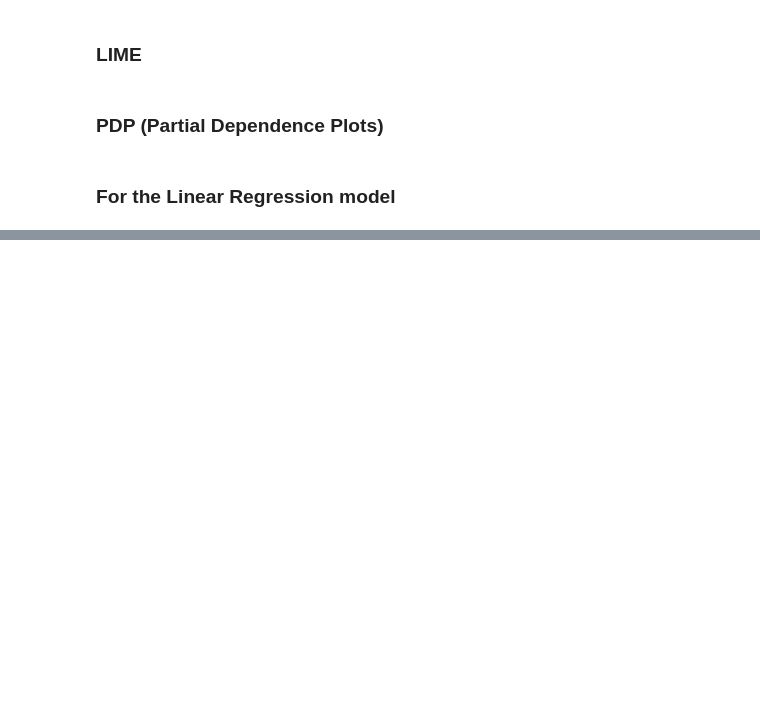
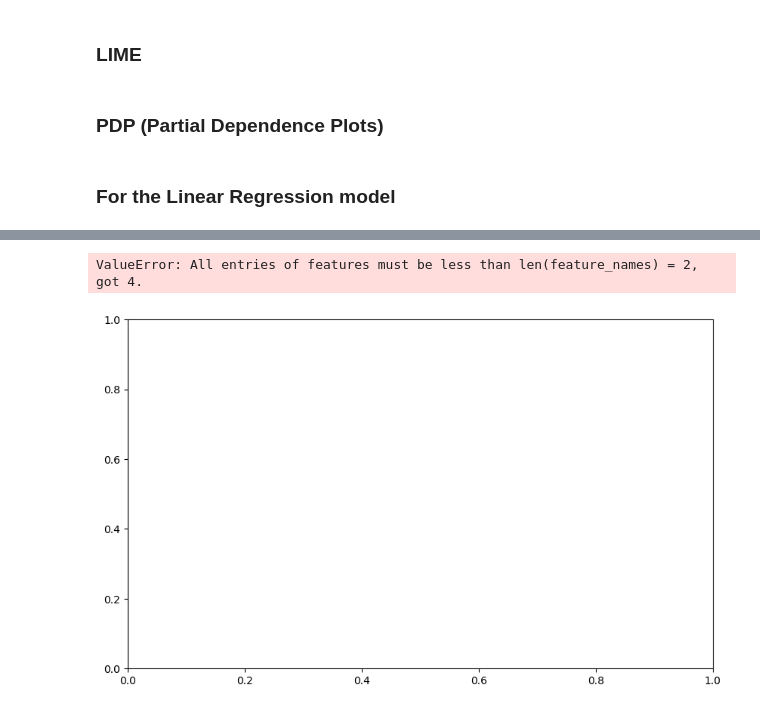
Before and after one commit to Deppi15/INFO381, a Jupyter notebook: notebooks/notebook.ipynb, the cells around one changed output, grey strips where cells are left out. Cells and saved outputs as stored; diff of their text form; code cells hidden in the pictures; blank space fills up the shorter version.

```diff
--- a/notebooks/notebook.ipynb
+++ b/notebooks/notebook.ipynb
@@ -367,0 +337,68 @@ NameError: name 'df' is not defined
+# %%
+# Import libraries
+import pandas as pd
+import matplotlib.pyplot as plt
+from sklearn.inspection import PartialDependenceDisplay
+from sklearn.linear_model import LinearRegression
+from sklearn.model_selection import train_test_split
+
+df = pd.read_csv('../data/brisbane_water_quality.csv') # Load the data
+df['Timestamp'] = pd.to_datetime(df['Timestamp']) # Convert Timestamp to datetime
+df['Hour'] = df['Timestamp'].dt.hour # Extract hour from Timestamp
+df['Day'] = df['Timestamp'].dt.day # Extract day from Timestamp
+df['Month'] = df['Timestamp'].dt.month # Extract month from Timestamp
+
+
+X = df.drop(columns=['Dissolved Oxygen', 'Dissolved Oxygen (%Saturation)', 'Record number', 'Timestamp'])
+
+y = df['Dissolved Oxygen'] # Target variable
+
+non_numeric_columns = X.select_dtypes(exclude=['number']).columns # Get non-numeric columns
+
+if len(non_numeric_columns) > 0: # Check if there are non-numeric columns
+    print(f"Warning: non-numeric columns found: {list(non_numeric_columns)}")
+    X = X.select_dtypes(include=['number'])
+
+
+X = X.dropna() # Drop rows with missing values
+y = y[X.index] # Filter y to only include rows that are present in X
+
+# Split the data into training and test sets
+X_train, X_test, y_train, y_test = train_test_split(X, y, test_size=0.2, random_state=42)
+
+# Create and train Linear Regression model
+model_lr = LinearRegression()
+model_lr.fit(X_train, y_train)
+
+required_columns = ['Temperature', 'Chlorophyll'] # Columns required for PDP
+available_columns = X.columns.tolist() # Columns available in X
+
+
+if not all(col in X.columns for col in required_columns): # Check if all required columns are present
+    missing_columns = [col for col in required_columns if col not in available_columns]
+    raise ValueError(f"The following required columns are missing: {missing_columns}")
+
+
+# Replace "Temperature" and "Chlorophyll" with the column names which exist in X
+feature_indices = [list(X.columns).index("Temperature"), list(X.columns).index("Chlorophyll")]
+feature_names = ["Temperature", "Chlorophyll"]
+
+
+# Create PDP for Linear Regression model
+fig, ax = plt.subplots(figsize=(10, 6)) # adjust the size as needed here
+
+PartialDependenceDisplay.from_estimator(
+    model_lr,
+    X_train,
+    features=feature_indices,
+    feature_names=feature_names,  # Add this line to specify display names
+    grid_resolution=50,  # resolution of the grid
+    ax=ax  # pass the axis we want to plot on
+)
+
+plt.suptitle('Partial Dependence Plot for Linear Regression Model', fontsize=12)
+plt.subplots_adjust(top=0.9)
+plt.show()
+# %% [output]
+ValueError: All entries of features must be less than len(feature_names) = 2, got 4.
+[figure, added]
```
Also changed, not shown: parts of 1 cell of this notebook.
